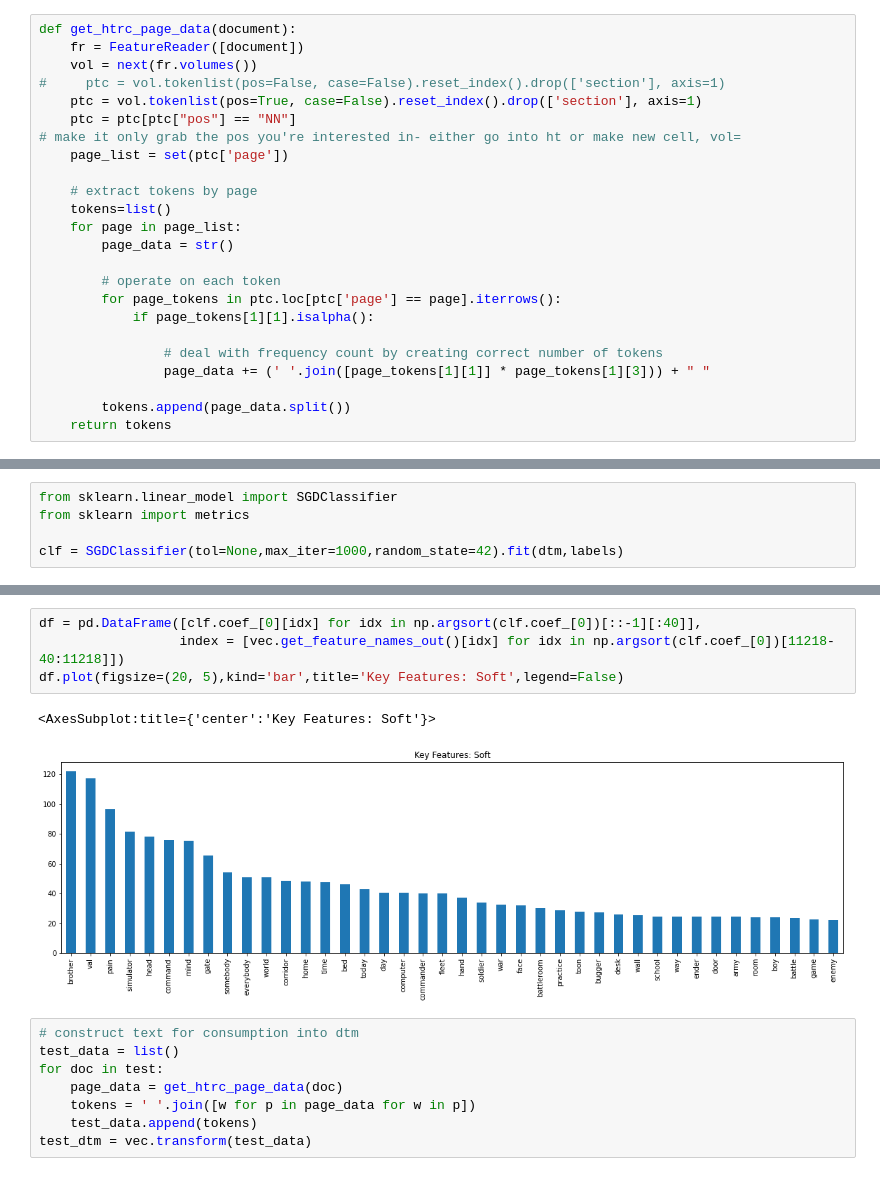
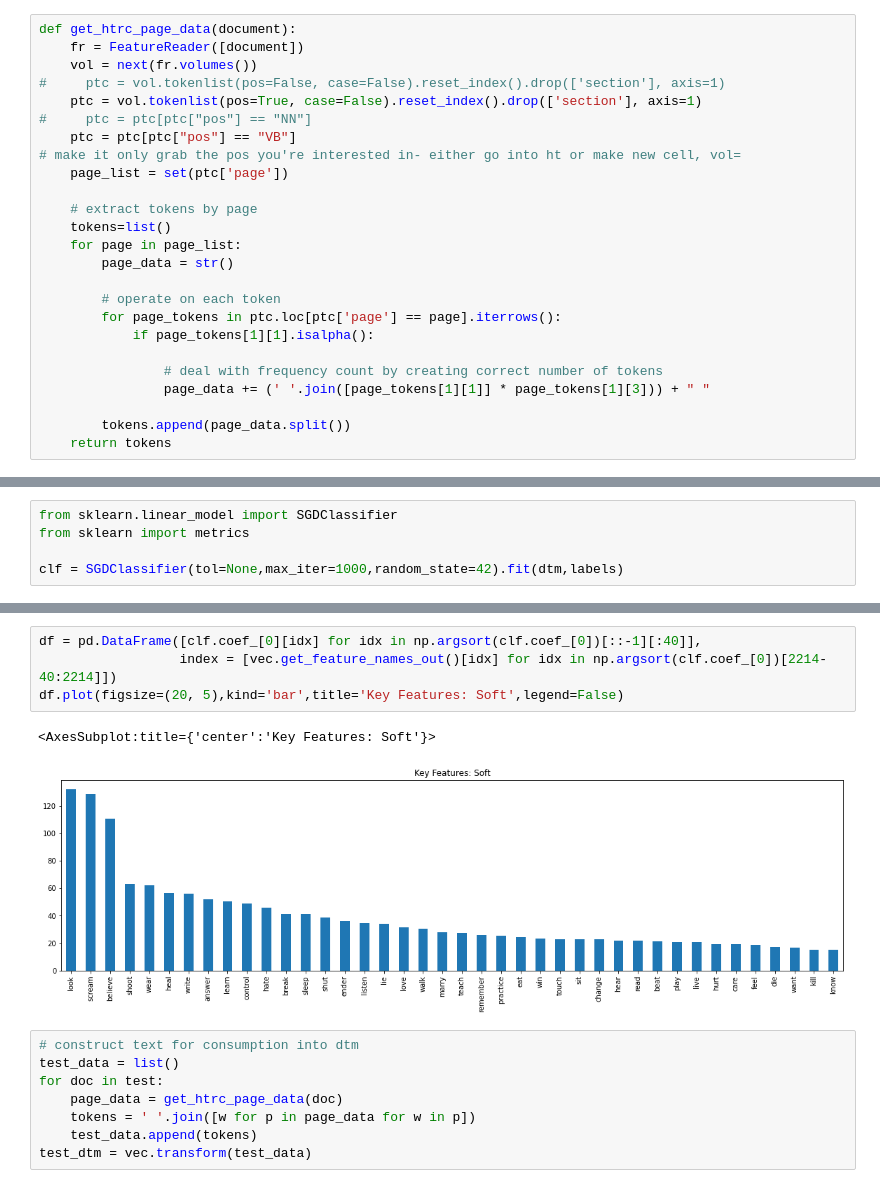
Before and after one commit to jeddobson/model-interpretability, a Jupyter notebook: notebooks/sf-initial-model-prediction.ipynb, the cells around one changed output, grey strips where cells are left out. Cells and saved outputs as stored; diff of their text form.

```diff
--- a/notebooks/sf-initial-model-prediction.ipynb
+++ b/notebooks/sf-initial-model-prediction.ipynb
@@ -8,7 +8,8 @@ def get_htrc_page_data(document):
     vol = next(fr.volumes())
 #     ptc = vol.tokenlist(pos=False, case=False).reset_index().drop(['section'], axis=1)
     ptc = vol.tokenlist(pos=True, case=False).reset_index().drop(['section'], axis=1)
-    ptc = ptc[ptc["pos"] == "NN"]
+#     ptc = ptc[ptc["pos"] == "NN"]
+    ptc = ptc[ptc["pos"] == "VB"]
 # make it only grab the pos you're interested in- either go into ht or make new cell, vol=
     page_list = set(ptc['page'])
 
@@ -195,10 +196,10 @@ df.plot(figsize=(20, 5),kind='bar',title='Key Features: Hard',legend=False)
 # %%
 df = pd.DataFrame([clf.coef_[0][idx] for idx in np.argsort(clf.coef_[0])[::-1][:40]],
-                  index = [vec.get_feature_names_out()[idx] for idx in np.argsort(clf.coef_[0])[11218-40:11218]])
+                  index = [vec.get_feature_names_out()[idx] for idx in np.argsort(clf.coef_[0])[2214-40:2214]])
 df.plot(figsize=(20, 5),kind='bar',title='Key Features: Soft',legend=False)
 # %% [output]
 <AxesSubplot:title={'center':'Key Features: Soft'}>
-[figure, old version]
+[figure, new version]
 # %%
 # construct text for consumption into dtm
 test_data = list()
```
Also changed, not shown: parts of 6 cells of this notebook.
